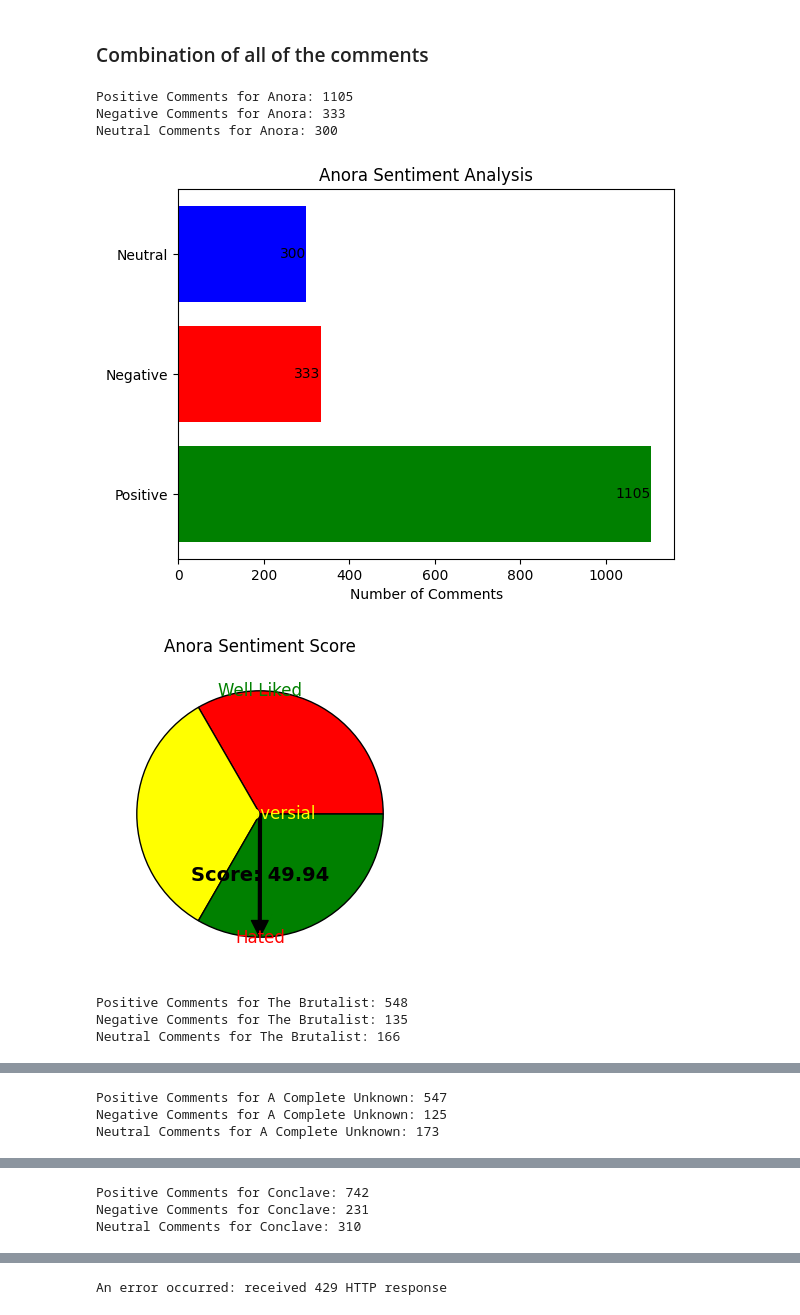
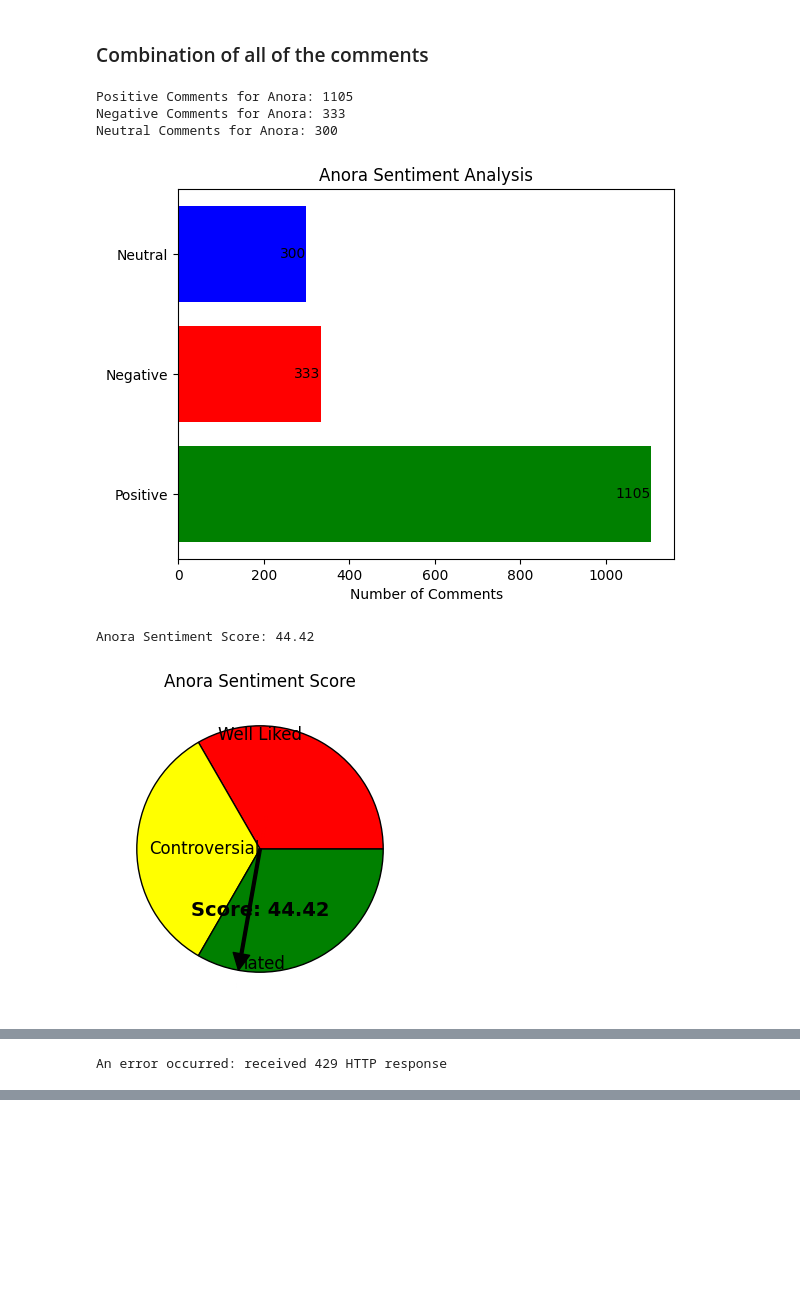
Before and after one commit to johnpherson/oscars, a Jupyter notebook: oscars.ipynb, the cells around one changed output, grey strips where cells are left out. Cells and saved outputs as stored; diff of their text form; code cells hidden in the pictures; blank space fills up the shorter version.

```diff
--- a/oscars.ipynb
+++ b/oscars.ipynb
@@ -811,9 +811,10 @@ import os
 import numpy as np
 import time
 
+
 # Assuming you're using PRAW for Reddit API access
-reddit = praw.Reddit(client_id='your_client_id',
-                     client_secret='your_api_key',
+reddit = praw.Reddit(client_id=client_id,
+                     client_secret=api_key,
                      user_agent='my_reddit_script_jpherson')
 
 # Define the analyze_sentiment function
@@ -836,6 +837,8 @@ urls_and_movies = [
     ("The Substance", "https://www.reddit.com/r/movies/comments/1fl1bpl/official_discussion_the_substance_spoilers/"),
     ("Wicked: Part I", "https://www.reddit.com/r/movies/comments/1gwxxy1/official_discussion_wicked_part_i_spoilers/")
 ]
+
+movie_scores =[]
 
 # Loop through all of the comments and assign each a score
 for movie, url in urls_and_movies:
@@ -893,15 +896,21 @@ for movie, url in urls_and_movies:
 
         ################################# Needle Gauge Viz #################################
 
-        # Calculate the score (now based on correct counts for each movie)
         positive_count = len(positive_comments)
         negative_count = len(negative_comments)
         neutral_count = len(neutral_comments)
+
+        # Calculate the score
         total_comments = positive_count + negative_count + neutral_count
         if total_comments > 0:
             score = (positive_count - negative_count) / total_comments * 100
         else:
             score = 0
+
+        print(f"{movie} Sentiment Score: {score:.2f}")
+
+        movie_scores.append((movie, score))
+
 
         # Define the gauge chart
         fig, ax = plt.subplots(figsize=(8, 4), subplot_kw={'aspect': 'equal'})
@@ -921,37 +930,35 @@ for movie, url in urls_and_movies:
         needle_angle = (score + 100) * 1.8  # Convert score to angle
         ax.annotate('', xy=(0.5 + 0.4 * np.cos(np.radians(needle_angle)), 0.5 + 0.4 * np.sin(np.radians(needle_angle))),
                     xytext=(0.5, 0.5), arrowprops=dict(facecolor='black', edgecolor='black', width=2))
 
         # Add labels
-        ax.text(0.5, 0.1, 'Hated', horizontalalignment='center', verticalalignment='center', fontsize=12, color='red')
-        ax.text(0.5, 0.5, 'Controversial', horizontalalignment='center', verticalalignment='center', fontsize=12, color='yellow')
-        ax.text(0.5, 0.9, 'Well Liked', horizontalalignment='center', verticalalignment='center', fontsize=12, color='green')
+        ax.text(0.5, 0.1, 'Hated', horizontalalignment='center', verticalalignment='top', fontsize=12, color='black')
+        ax.text(0.5, 0.5, 'Controversial', horizontalalignment='right', verticalalignment='center', fontsize=12, color='black')
+        ax.text(0.5, 0.9, 'Well Liked', horizontalalignment='center', verticalalignment='bottom', fontsize=12, color='black')
 
         # Add the score
         ax.text(0.5, 0.3, f'Score: {score:.2f}', horizontalalignment='center', verticalalignment='center', fontsize=14, fontweight='bold')
 
         # Remove axes
         ax.axis('off')
 
         plt.title(f'{movie} Sentiment Score')
         plt.show()
 
 # Exception handling
     except praw.exceptions.APIException as e:
             if e.error_type == 'RATELIMIT':
                 print(f'Rate limit exceeded. Sleeping for {e.sleep_time} seconds.')
                 time.sleep(e.sleep_time)
             else:
                 raise
     except Exception as e:
             print(f'An error occurred: {e}')
             time.sleep(60)  # Sleep for 60 seconds before retrying
 # %% [output]
 Positive Comments for Anora: 1105
 Negative Comments for Anora: 333
 Neutral Comments for Anora: 300
 [figure]
+Anora Sentiment Score: 44.42
-[figure, old version]
+[figure, new version]
-Positive Comments for The Brutalist: 548
-Negative Comments for The Brutalist: 135
-Neutral Comments for The Brutalist: 166
@@ -960,3 +965 @@ Neutral Comments for The Brutalist: 166
-Positive Comments for A Complete Unknown: 547
-Negative Comments for A Complete Unknown: 125
-Neutral Comments for A Complete Unknown: 173
+An error occurred: received 429 HTTP response
@@ -965,3 +965,0 @@ Neutral Comments for A Complete Unknown: 173
-Positive Comments for Conclave: 742
-Negative Comments for Conclave: 231
-Neutral Comments for Conclave: 310
@@ -970 +965,0 @@ Neutral Comments for Conclave: 310
-An error occurred: received 429 HTTP response
```
Also changed, not shown: parts of 1 cell of this notebook.
